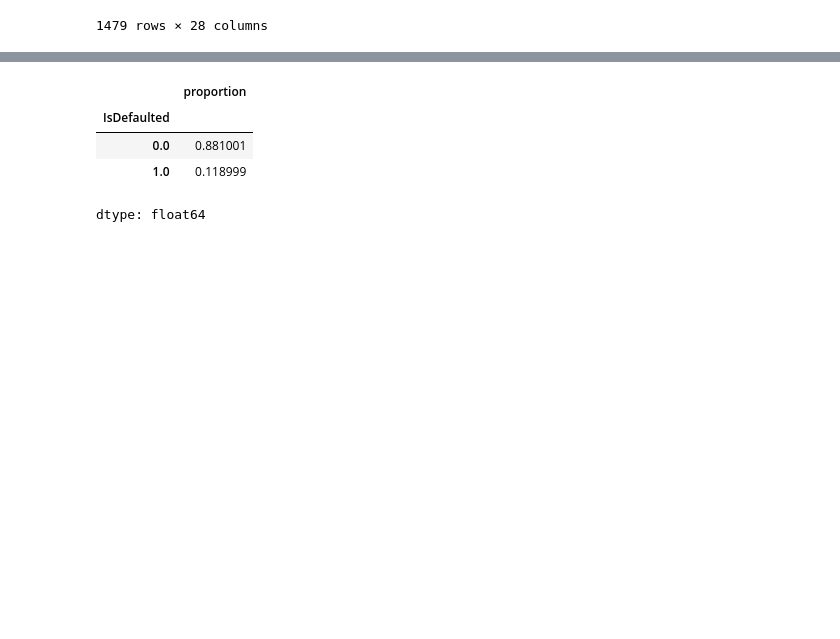
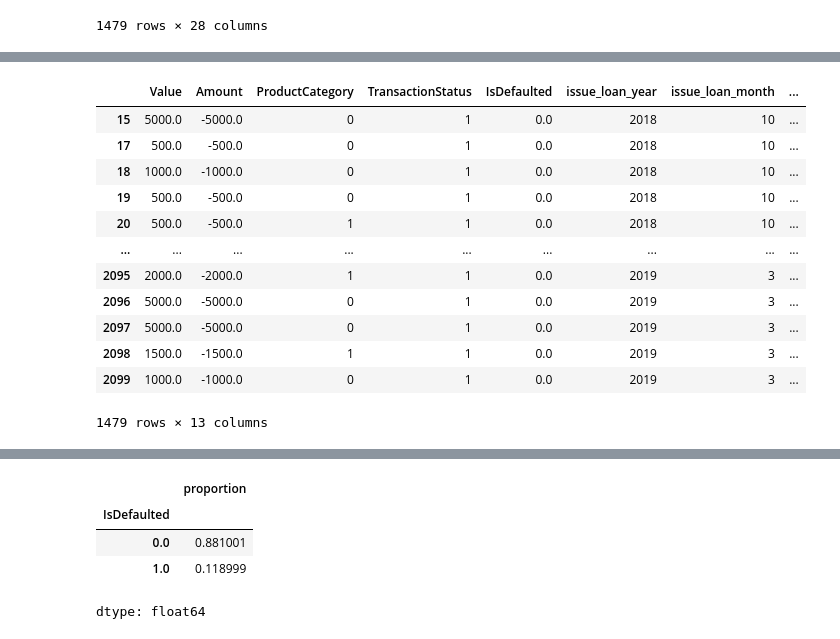
Before and after one commit to mthimkulu23/Standard-Bank-Tech-Impact-Challenge-Xente-Credit-Scoring-Challenge, a Jupyter notebook: Standard_Bank_Tech_Impact_Challenge_Xente_Credit_Scoring_Challenge.ipynb, the cells around one changed output, grey strips where cells are left out. Drawn from its saved outputs; the diff is of its cells as text; code cells hidden in the pictures; blank space fills up the shorter version.

```diff
--- a/Standard_Bank_Tech_Impact_Challenge_Xente_Credit_Scoring_Challenge.ipynb
+++ b/Standard_Bank_Tech_Impact_Challenge_Xente_Credit_Scoring_Challenge.ipynb
@@ -277,0 +302,23 @@ plt.show()
+# %%
+from sklearn.preprocessing import LabelEncoder
+
+le = LabelEncoder()
+
+x['ProductCategory'] =le.fit_transform(x['ProductCategory'])
+
+
+x
+# %% [output]
+|  | Value | Amount | ProductCategory | TransactionStatus | IsDefaulted | issue_loan_year | issue_loan_month | ... |
+| 15 | 5000.0 | -5000.0 | 0 | 1 | 0.0 | 2018 | 10 | ... |
+| 17 | 500.0 | -500.0 | 0 | 1 | 0.0 | 2018 | 10 | ... |
+| 18 | 1000.0 | -1000.0 | 0 | 1 | 0.0 | 2018 | 10 | ... |
+| 19 | 500.0 | -500.0 | 0 | 1 | 0.0 | 2018 | 10 | ... |
+| 20 | 500.0 | -500.0 | 1 | 1 | 0.0 | 2018 | 10 | ... |
+| ... | ... | ... | ... | ... | ... | ... | ... | ... |
+| 2095 | 2000.0 | -2000.0 | 1 | 1 | 0.0 | 2019 | 3 | ... |
+| 2096 | 5000.0 | -5000.0 | 0 | 1 | 0.0 | 2019 | 3 | ... |
+| 2097 | 5000.0 | -5000.0 | 0 | 1 | 0.0 | 2019 | 3 | ... |
+| 2098 | 1500.0 | -1500.0 | 1 | 1 | 0.0 | 2019 | 3 | ... |
+| 2099 | 1000.0 | -1000.0 | 0 | 1 | 0.0 | 2019 | 3 | ... |
+1479 rows × 13 columns
```
Also changed, not shown: parts of 10 cells of this notebook.
